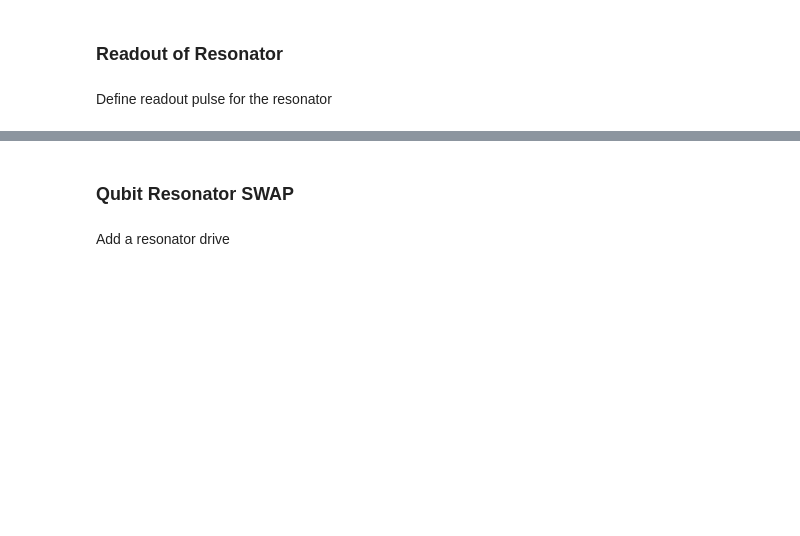
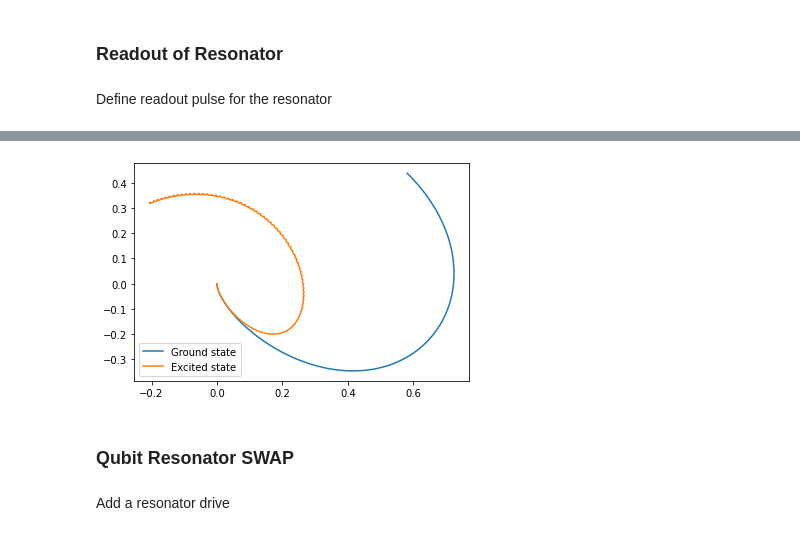
Before and after one commit to BackOnTrackIce/Qubit_readout, a Jupyter notebook: Ashutosh_codes/Qubit_reset_C3.ipynb, the cells around one changed output, grey strips where cells are left out. Drawn from its saved outputs; the diff is of its cells as text; code cells hidden in the pictures; blank space fills up the shorter version.

```diff
--- a/Ashutosh_codes/Qubit_reset_C3.ipynb
+++ b/Ashutosh_codes/Qubit_reset_C3.ipynb
@@ -596,6 +672,10 @@ plt.plot(exp.ts, np.imag(sig)[1:])
 plotNumberOperator(exp, init_state, sequence)
 # %%
 plotIQ(exp, sequence, model.ann_opers[1])
+# %%
+plotIQ_testing(exp, sequence, model.ann_opers[1])
+# %% [output]
+[figure, added]
 # %% [markdown]
 ### Qubit Resonator SWAP
 # %% [markdown]
```
Also changed, not shown: parts of 20 cells of this notebook, 14 other files.
